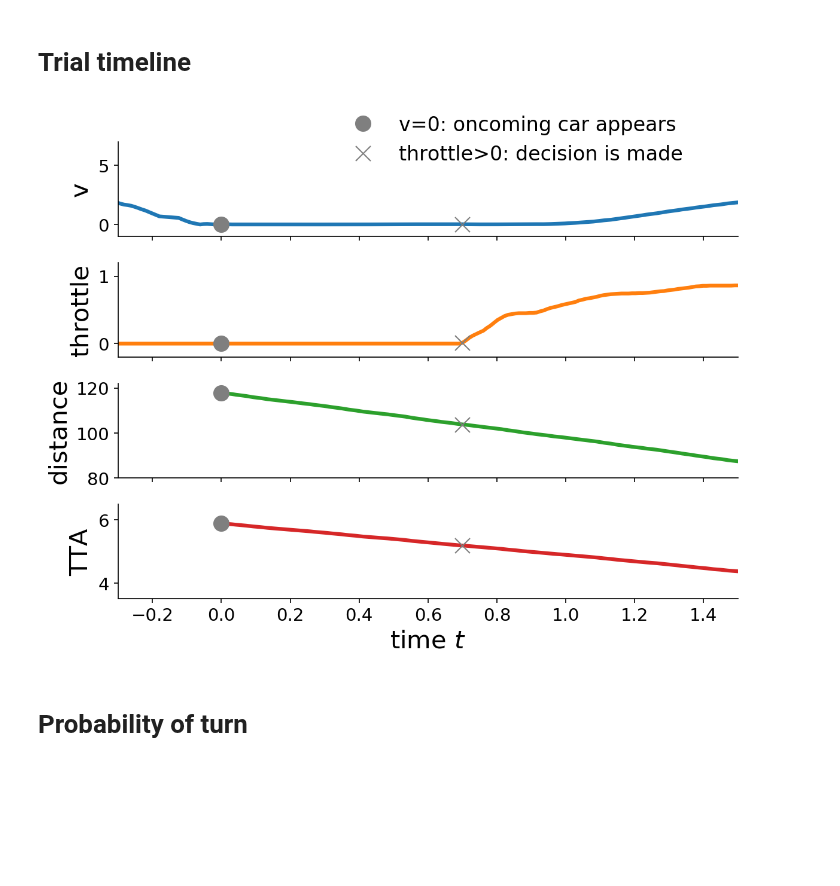
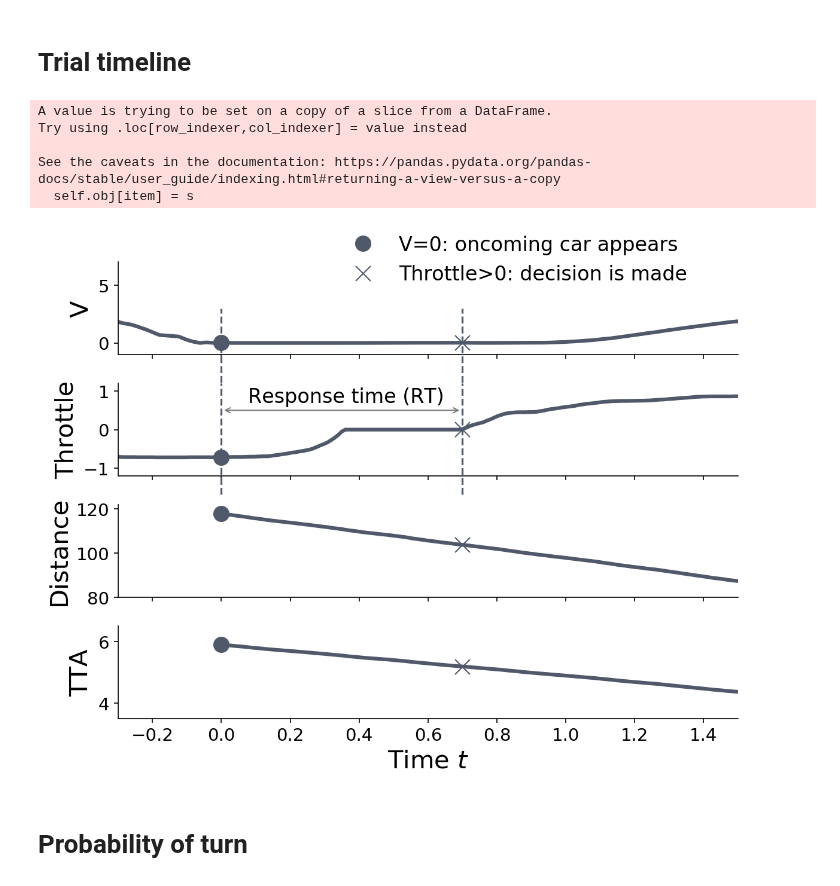
Before and after one commit to cherepaha/evidence_accumulation_in_gap_acceptance, a Jupyter notebook: data_and_model_analysis/paper_figures.ipynb, the cells around one changed output. Cells and saved outputs as stored; diff of their text form; code cells hidden in the pictures; blank space fills up the shorter version.

```diff
--- a/data_and_model_analysis/paper_figures.ipynb
+++ b/data_and_model_analysis/paper_figures.ipynb
@@ -108,60 +120,71 @@ plt.savefig('../output/model_diagram.png', bbox_inches='tight')
 # %% [markdown]
 # Trial timeline
-# %%
-data = pd.read_csv('../data/processed_data.csv', index_col=['subj_id', 'session', 'route', 'intersection_no'])
-traj_id = (129, 1, 2, 5)
-traj = data.loc[traj_id]
 # %%
 def plot_traj(traj):
+    color='#50596A'
     idx_bot_spawn = int(traj.iloc[0].idx_bot_spawn)
     idx_response = int(traj.iloc[0].idx_response)
     idx_min_distance = int(traj.iloc[0].idx_min_distance)
     tta = int(traj.iloc[0].tta_condition)
     d = int(traj.iloc[0].d_condition)
 
     traj.loc[:, 't'] -= traj.t.values[idx_bot_spawn]
 
     fig, axes = plt.subplots(4, 1, figsize=(8,6), dpi=150, sharex=True)
     ms = 12
     lw=3
-    axes[0].plot(traj.t, traj.ego_v, color='C0', lw=lw)
-    axes[0].plot(traj.t[idx_bot_spawn], traj.ego_v[idx_bot_spawn], color='C7', ls='', marker='o', ms=ms)
-    axes[0].plot(traj.t[idx_response], traj.ego_v[idx_response], color='C7', ls='', marker='x', ms=ms)
-    axes[0].set_ylabel('v')
+    axes[0].plot(traj.t, traj.ego_v, color=color, lw=lw)
+    axes[0].plot(traj.t[idx_bot_spawn], traj.ego_v[idx_bot_spawn], color=color, ls='', marker='o', ms=ms)
+    axes[0].plot(traj.t[idx_response], traj.ego_v[idx_response], color=color, ls='', marker='x', ms=ms)
+    axes[0].set_ylabel('V')
     axes[0].set_ylim((-1, 7))
 
-    axes[1].plot(traj.t, traj.throttle, color='C1', lw=lw)
-    axes[1].plot(traj.t[idx_bot_spawn], traj.throttle[idx_bot_spawn], color='C7', ls='', marker='o', ms=ms)
-    axes[1].plot(traj.t[idx_response], traj.throttle[idx_response], color='C7', ls='', marker='x', ms=ms)
-    axes[1].set_ylabel('throttle')
-    axes[1].set_ylim((-0.2, 1.2))
+    for x in [traj.t[idx_bot_spawn], traj.t[idx_response]]:
+        axes[0].axvline(x=x, ymin=-0.3, ymax=0.5, c=color, ls='--', clip_on=False)
+        axes[1].axvline(x=x, ymin=-0.2, ymax=1, c=color, ls='--', clip_on=False)
 
-    axes[2].plot(traj.t[idx_bot_spawn:], traj.d_ego_bot[idx_bot_spawn:], color='C2', lw=lw)
-    axes[2].plot(traj.t[idx_bot_spawn], traj.d_ego_bot[idx_bot_spawn], color='C7', ls='', marker='o', ms=ms)
-    axes[2].plot(traj.t[idx_response], traj.d_ego_bot[idx_response], color='C7', ls='', marker='x', ms=ms)
-    axes[2].set_ylabel('distance')
+    axes[1].annotate(s='', xy=(traj.t[idx_bot_spawn], 0.5), xytext=(traj.t[idx_response], 0.5),
+                     arrowprops=dict(arrowstyle='<->', color='0.5'))
+    axes[1].text(.21, .79, 'Response time (RT)', transform=axes[1].transAxes, fontsize=16)
+
+    throttle_brake = traj.throttle-traj.brake
+    axes[1].plot(traj.t, throttle_brake, color=color, lw=lw)
+    axes[1].plot(traj.t[idx_bot_spawn], throttle_brake[idx_bot_spawn], color=color, ls='', marker='o', ms=ms)
+    axes[1].plot(traj.t[idx_response], throttle_brake[idx_response], color=color, ls='', marker='x', ms=ms)
+    axes[1].set_ylabel('Throttle')
+    axes[1].set_ylim((-1.2, 1.2))
+
+    axes[2].plot(traj.t[idx_bot_spawn:], traj.d_ego_bot[idx_bot_spawn:], color=color, lw=lw)
+    axes[2].plot(traj.t[idx_bot_spawn], traj.d_ego_bot[idx_bot_spawn], color=color, ls='', marker='o', ms=ms)
+    axes[2].plot(traj.t[idx_response], traj.d_ego_bot[idx_response], color=color, ls='', marker='x', ms=ms)
+    axes[2].set_ylabel('Distance')
     axes[2].set_ylim((80, 122))
 
-    axes[3].plot(traj.t[idx_bot_spawn:], traj.tta[idx_bot_spawn:], color='C3', lw=lw)
-    axes[3].plot(traj.t[idx_bot_spawn], traj.tta[idx_bot_spawn], color='C7', ls='', marker='o',
-                 label='v=0: oncoming car appears', ms=ms)
-    axes[3].plot(traj.t[idx_response], traj.tta[idx_response], color='C7', ls='', marker='x',
-                 label='throttle>0: decision is made', ms=ms)
+    axes[3].plot(traj.t[idx_bot_spawn:], traj.tta[idx_bot_spawn:], color=color, lw=lw)
+    axes[3].plot(traj.t[idx_bot_spawn], traj.tta[idx_bot_spawn], color=color, ls='', marker='o',
+                 label='V=0: oncoming car appears', ms=ms)
+    axes[3].plot(traj.t[idx_response], traj.tta[idx_response], color=color, ls='', marker='x',
+                 label='Throttle>0: decision is made', ms=ms)
     axes[3].set_ylabel('TTA')
     axes[3].set_ylim((3.5, 6.5))
 
     axes[3].set_xlim((-0.3, 1.5))
 
-    axes[3].set_xlabel('time $t$')
+    axes[3].set_xlabel('Time $t$')
 
     legend = fig.legend(loc='upper left', bbox_to_anchor=(0.4, 1.05), frameon=False)
     legend.get_title().set_fontsize('18')
     plt.tight_layout()
 
 plot_traj(traj)
 plt.savefig('../output/trial_timeline.png', bbox_inches='tight')
 # %% [output]
+A value is trying to be set on a copy of a slice from a DataFrame.
+Try using .loc[row_indexer,col_indexer] = value instead
+
+See the caveats in the documentation: https://pandas.pydata.org/pandas-docs/stable/user_guide/indexing.html#returning-a-view-versus-a-copy
+  self.obj[item] = s
-[figure, old version]
+[figure, new version]
 # %% [markdown]
 # Probability of turn
 # %% [markdown]
```
Also changed, not shown: parts of 3 cells of this notebook, 49 other files.
